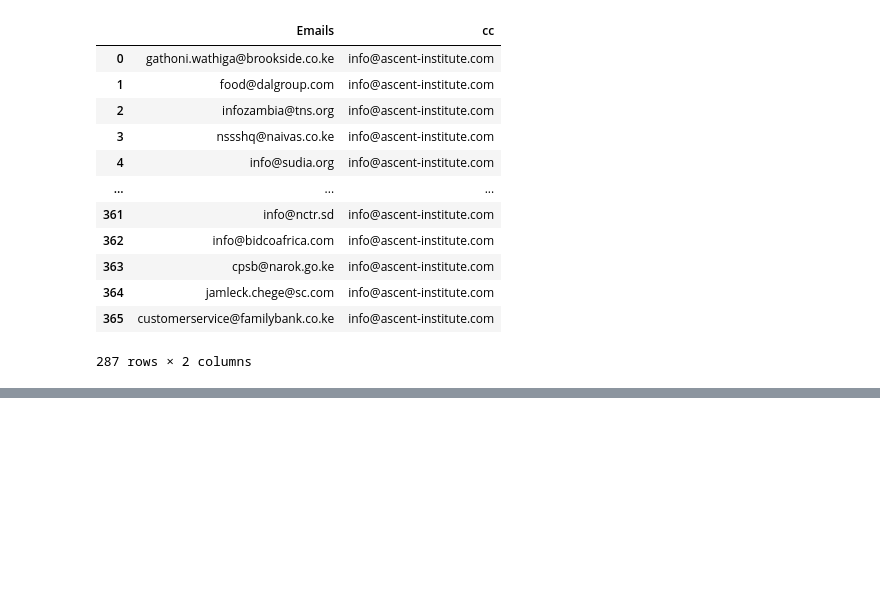
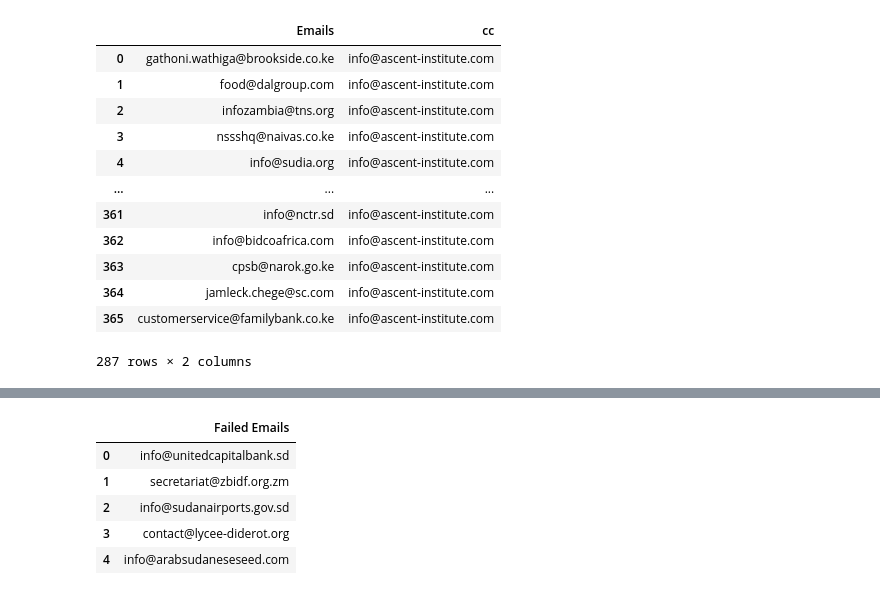
Before and after one commit to IainMosima/bulk-email-sender, a Jupyter notebook: failed.ipynb, the cells around one changed output, grey strips where cells are left out. Drawn from its saved outputs; the diff is of its cells as text; code cells hidden in the pictures; blank space fills up the shorter version.

```diff
--- a/failed.ipynb
+++ b/failed.ipynb
@@ -410,0 +511,11 @@ df_cleaned_april_24.to_csv("emails/april/april-24/emails-cleaned.csv", index=Fal
+# %%
+df_failed_emails_april_25 = pd.DataFrame(all_failed_emails, columns=['Failed Emails'])
+df_failed_emails_april_25.drop_duplicates(inplace=True, subset=['Failed Emails'])
+df_failed_emails_april_25.head()
+# %% [output]
+|  | Failed Emails |
+| 0 | info@unitedcapitalbank.sd |
+| 1 | secretariat@zbidf.org.zm |
+| 2 | info@sudanairports.gov.sd |
+| 3 | contact@lycee-diderot.org |
+| 4 | info@arabsudaneseseed.com |
```
Also changed, not shown: parts of 9 cells of this notebook, 7 other files.
